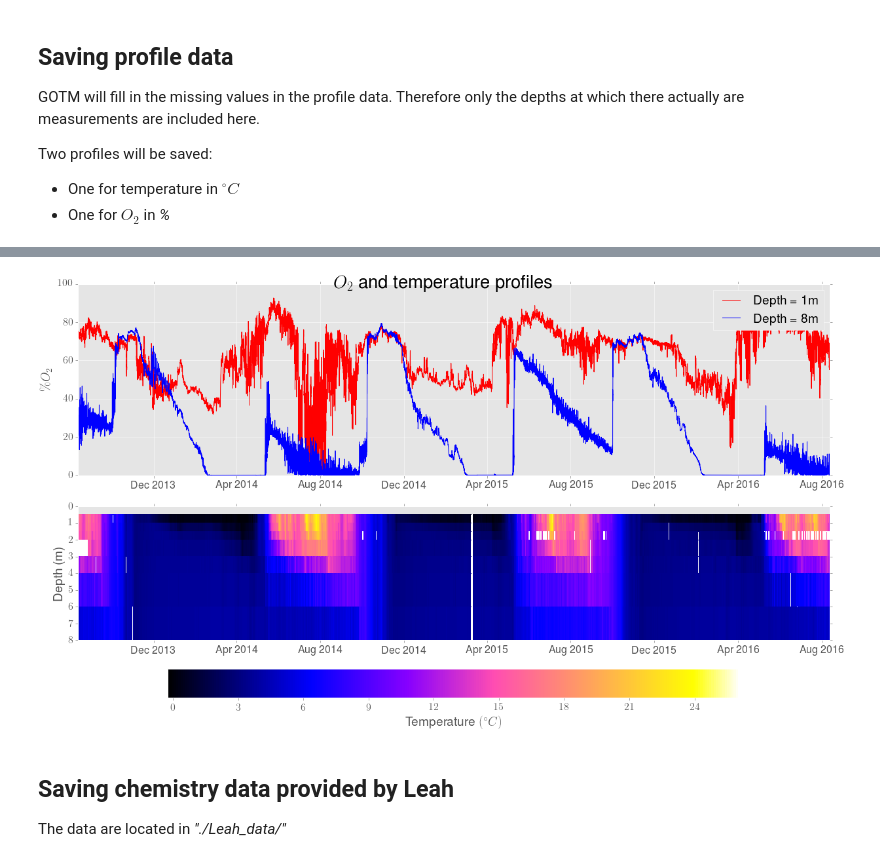
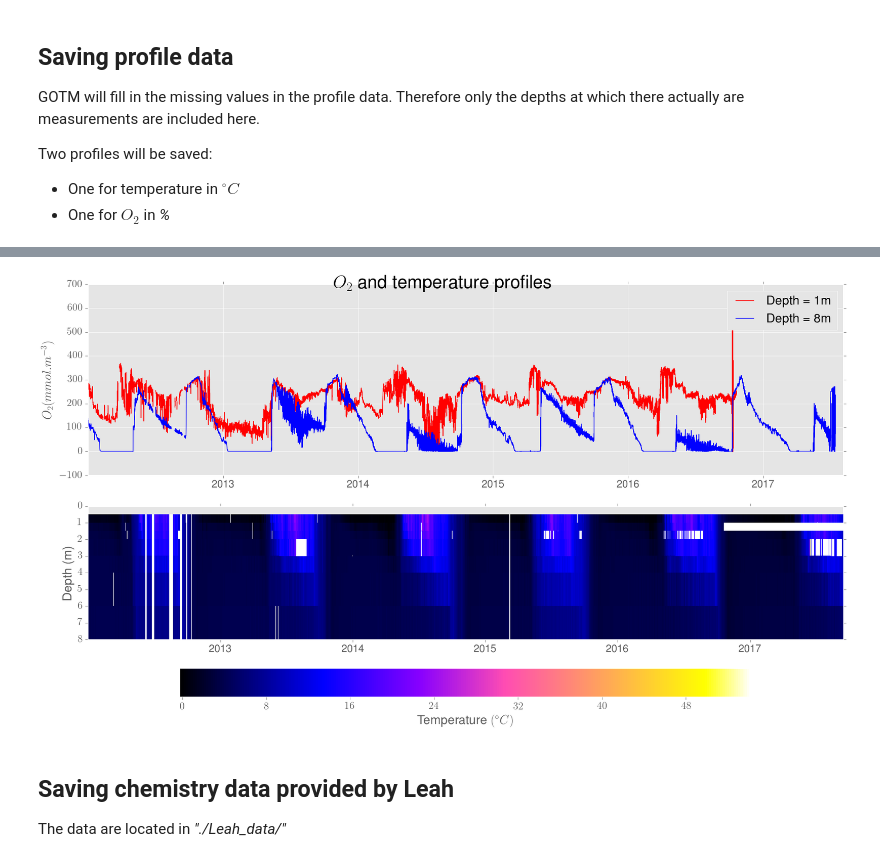
Before and after one commit to Lecheps/PROGNOS_data, a Jupyter notebook: PROGNOS_preprocessing.ipynb, the cells around one changed output, grey strips where cells are left out. Cells and saved outputs as stored; diff of their text form; code cells hidden in the pictures.

```diff
--- a/PROGNOS_preprocessing.ipynb
+++ b/PROGNOS_preprocessing.ipynb
@@ -86,8 +86,11 @@ Paths to python libraries:
 #fromDate = "2015/04/05"
 #toDate = "2015/04/25"
 
-fromDate = "2013/08/13"
-toDate = "2016/08/13"
+#fromDate = "2013/08/13"
+#toDate = "2016/08/13"
+
+fromDate = "2012/01/01"
+toDate = "2017/09/15"
 # %% [markdown]
 ###### Asking for credentials to AquaMonitor.
 # %%
@@ -196,7 +199,7 @@ o2FromT = lambda x : x * 2
 allData['inlet'] = allData['inlet'].rename(columns={'Vannstand_m':'Discharge',u'CDOM_µg/L' : 'CDOM'})
 allData['inlet'].loc[:,'Discharge'] = allData['inlet'].loc[:,'Discharge'].apply(inletQ)
 allData['inlet'].loc[:,'Discharge'] = allData['inlet'].loc[:,'Discharge'] * (4.8 + 0.23) / 0.8
-allData['inlet']['O2'] = allData['inlet']['Temperatur_C'].map(o2FromT)
+#allData['inlet']['O2'] = allData['inlet']['Temperatur_C'].map(o2FromT)
 #df['Col3'] = df['Col2'].map(lambda x: 42 if x > 1 else 55)
 #allData['inlet'].loc[:,'O2'] = allData['inlet'].loc[:,'O2'].apply(o2FromT)
 
@@ -209,9 +212,15 @@ fig = plot_df(allData['inlet'].iloc[:,2:])
 #Saving inlet data
 fcdom = open(result_dir + 'langtjern-inlet-cdom-ug-per-l.dat','w')
 fdisch = open(result_dir + 'langtjern-inlet-q.dat','w')
+#Splitting cdom into doma and domb
+fdoma =  open(result_dir + 'langtjern-inlet-doma-ug-per-l.dat','w')
+fdomb =  open(result_dir + 'langtjern-inlet-domb-ug-per-l.dat','w')
+
 
 for i,j in allData['inlet'].iterrows() :
     fcdom.write(datetime.datetime.strftime(i,'%Y-%m-%d %H:%M:%S') + ' ' + str(j.loc['CDOM']) + '\n')
+    fdoma.write(datetime.datetime.strftime(i,'%Y-%m-%d %H:%M:%S') + ' ' + str(j.loc['CDOM']) + '\n')
+    fdomb.write(datetime.datetime.strftime(i,'%Y-%m-%d %H:%M:%S') + ' ' + str(j.loc['CDOM']*10) + '\n')
     fdisch.write(datetime.datetime.strftime(i,'%Y-%m-%d %H:%M:%S') + ' ' \
                  + str(j.loc['Discharge']) + ' ' + str(j.loc['Temperatur_C']) + '\n')
 
@@ -342,5 +353,11 @@ for key,val in sorted(idx_list.iteritems()):
 O2 = np.transpose(O2)
 t = np.transpose(t)
 
+#O2 = O2/100;
+#Transforming temperature saturation percentage to concentration in mmol/m3
+O2 = O2/100 * 1e3 * (14.59 - 0.3955*t + 0.0072*t*t - 0.0000619*t*t*t) / (31.9988)
+
+print(O2)
+
 print('Done!' )
 # %% [output]
@@ -347,32 +377,32 @@ print('Done!' )
 Done!
 # %%
-#Visualization
+#Visualizationfig, axes = plt.subplots(nrows = 2, ncols = 1, figsize = (17.5, 10))
 fig, axes = plt.subplots(nrows = 2, ncols = 1, figsize = (17.5, 10))
 
 ma = np.ma.array(O2, mask=np.isnan(O2))
 cmap = matplotlib.cm.gist_heat_r #jet #afmhot_r
 cmap.set_bad('white',1.)
 axes[0].plot(date_x,O2[1,:],'r-',label = "Depth = 1m")
 axes[0].plot(date_x,O2[7,:],'b-',label = "Depth = 8m")
 axes[0].legend()
-axes[0].set_ylabel(r'$\%O_{2}$')
+axes[0].set_ylabel(r'$O_{2} (mmol.m^{-3})$')
 
 t_y = np.r_[unik_depth_t, unik_depth_t[-1]]
 t_x = date_x
 t_x.append(date_x[-1] + datetime.timedelta(hours=1.5))
 mat = np.ma.array(t, mask=np.isnan(t))
 cmap = matplotlib.cm.gnuplot2 #afmhot_r
 cmap.set_bad('white',1.)
 im = axes[1].pcolormesh(t_x, t_y, mat, cmap = cmap)
 axes[1].set_ylabel('Depth (m)')
 
 axes[1].invert_yaxis()
 plt.colorbar(im, orientation='horizontal', ax = axes[1], label =r'Temperature $\left(^{\circ}C\right)$')
 
 fig.suptitle('$O_2$ and temperature profiles', size = 'xx-large')
 fig.tight_layout()
 # %% [output]
-[figure, old version]
+[figure, new version]
 # %%
 #Saving the temperature and oxygen profiles in gotm format. Saving only depth and timesteps for which data exist.
 
```
Also changed, not shown: parts of 8 cells of this notebook.
